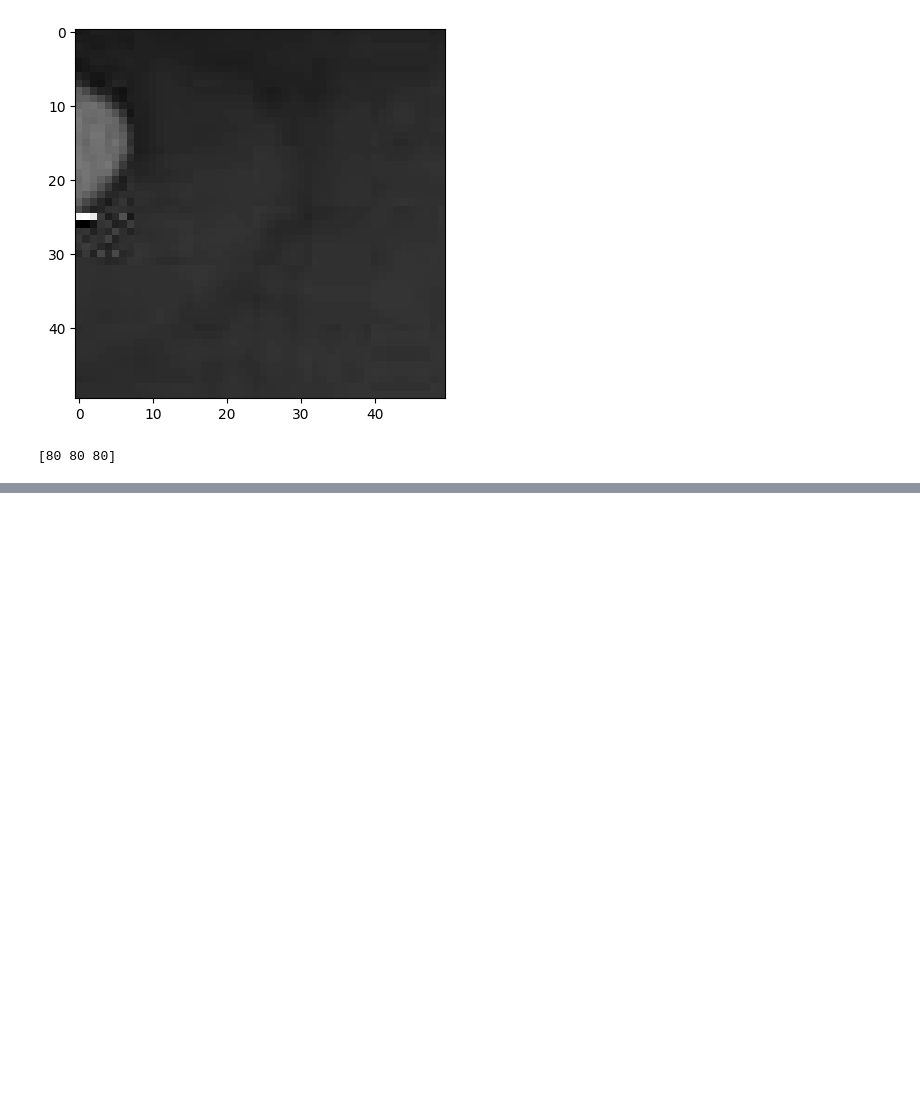
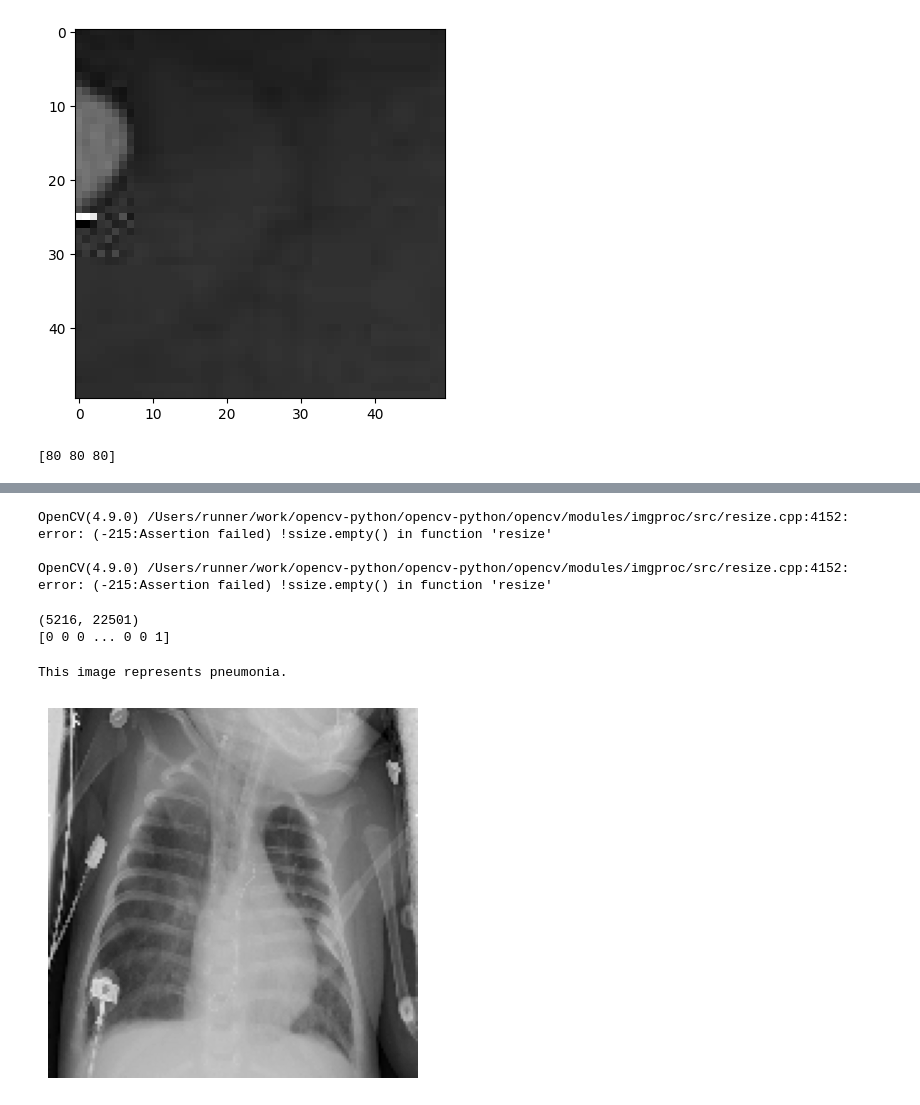
Before and after one commit to notJustus/ml-pneumonia-classification, a Jupyter notebook: Untitled.ipynb, the cells around one changed output, grey strips where cells are left out. Drawn from its saved outputs; the diff is of its cells as text; code cells hidden in the pictures; blank space fills up the shorter version.

Commit message:
data preprocessing done

```diff
--- a/Untitled.ipynb
+++ b/Untitled.ipynb
@@ -37,0 +85,4 @@ print(grayscale_image.shape)
+# %%
+train = get_training_data('/Users/anonymous/Desktop/ml/data/chest_xray/chest_xray/train')
+val = get_training_data('/Users/anonymous/Desktop/ml/data/chest_xray/chest_xray/val')
+test = get_training_data('/Users/anonymous/Desktop/ml/data/chest_xray/chest_xray/test')
@@ -37,0 +97,6 @@ print(grayscale_image.shape)
+# %%
+val = get_training_data('/Users/anonymous/Desktop/ml/data/chest_xray/chest_xray/val')
+# %% [output]
+OpenCV(4.9.0) /Users/runner/work/opencv-python/opencv-python/opencv/modules/imgproc/src/resize.cpp:4152: error: (-215:Assertion failed) !ssize.empty() in function 'resize'
+
+OpenCV(4.9.0) /Users/runner/work/opencv-python/opencv-python/opencv/modules/imgproc/src/resize.cpp:4152: error: (-215:Assertion failed) !ssize.empty() in function 'resize'
@@ -37,0 +105,29 @@ print(grayscale_image.shape)
+# %%
+print(train.shape)
+print(train[5000])
+# %% [output]
+(5216, 22501)
+[0 0 0 ... 0 0 1]
+# %%
+image_data = train[0, :-1]
+label = train[0, -1]
+
+image_shape = (img_size, img_size)  # Assuming all images are resized to img_size x img_size
+image_data_reshaped = image_data.reshape(image_shape)
+
+# Accessing the label
+if label == 0:
+    print("This image represents pneumonia.")
+elif label == 1:
+    print("This image represents normal.")
+else:
+    print("Unknown label.")
+
+# Display the image using matplotlib or any other library
+import matplotlib.pyplot as plt
+plt.imshow(image_data_reshaped, cmap='gray')
+plt.axis('off')
+plt.show()
+# %% [output]
+This image represents pneumonia.
+[figure, added]
```
Also changed, not shown: parts of 29 cells of this notebook, 3 other files.
